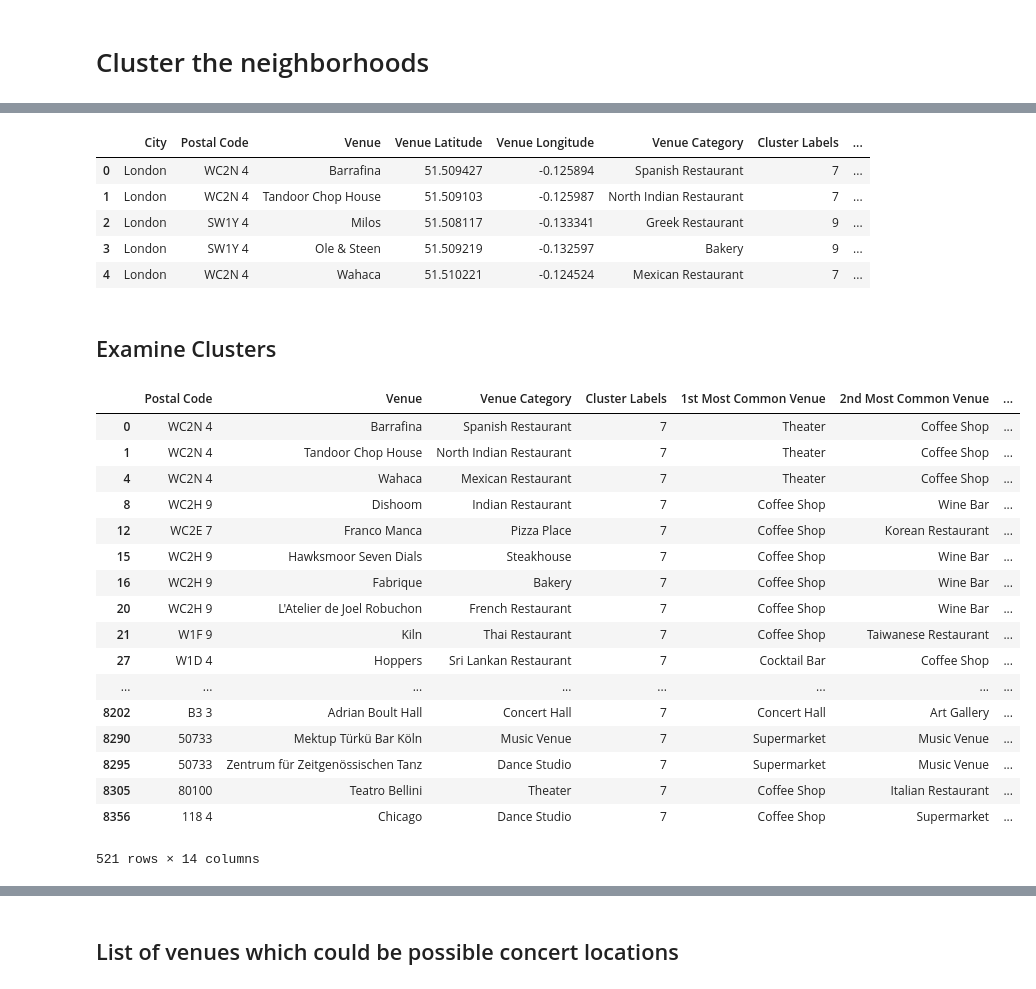
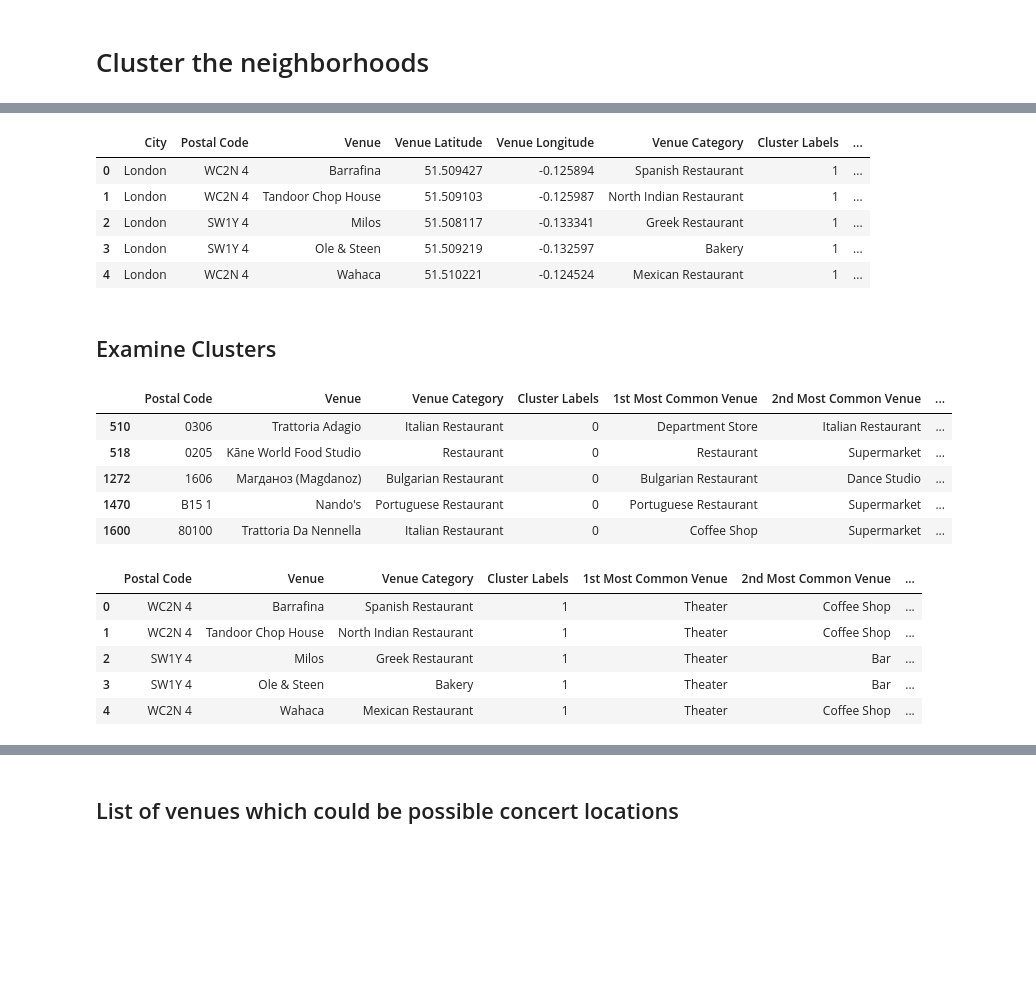
Before and after one commit to nnorrick/Capstone-Project, a Jupyter notebook: Capstone_project_notebook.ipynb, the cells around one changed output, grey strips where cells are left out. Saved outputs shown, nothing was run; the diff lists cells and outputs as text; code cells hidden in the pictures; blank space fills up the shorter version.

```diff
--- a/Capstone_project_notebook.ipynb
+++ b/Capstone_project_notebook.ipynb
@@ -98,3 +99,21 @@ citylist.head()
 | 2 | Madrid | Spain | 40.4167 | -3.70358 |
 | 3 | Rome | Italy | 41.8948 | 12.4853 |
 | 4 | Paris | France | 48.8566 | 2.3515 |
+# %%
+# create map
+euromap = folium.Map(location=[45, 5], zoom_start=4)
+
+# add markers to the map
+markers_colors = []
+for lat, lon, cit in zip(citylist['Latitude'], citylist['Longitude'], citylist['City Name']):
+    label = folium.Popup(str(cit), parse_html=True)
+    folium.CircleMarker(
+        [lat, lon],
+        radius=5,
+        popup=label,
+        color='red',
+        fill=True,
+        fill_color='red',
+        fill_opacity=0.7).add_to(euromap)
+
+euromap
@@ -285,0 +307,9 @@ print(str(european_venues.groupby('Postal Code').count().shape[0]) + ' Neighborh
+# %%
+blurb = european_venues.groupby('Postal Code').count()
+location_counter = np.zeros([100,1])
+for cnt in range(0,100):
+    location_counter[cnt] = np.sum(blurb['City'] == cnt+1)
+
+plt.plot(location_counter)
+plt.xlabel('Number of Venues')
+plt.ylabel('Number of Neighborhoods')
@@ -285,0 +330,5 @@ print(str(european_venues.groupby('Postal Code').count().shape[0]) + ' Neighborh
+# %%
+indexNames = blurb[blurb['City'] <= 2].index
+
+for cnt in range(0,len(indexNames)):
+    european_venues = european_venues[european_venues['Postal Code'] != indexNames[cnt]]
@@ -358,3 +423,5 @@ Text(0, 0.5, 'Number of neighborhoods/postal codes')
+# %%
+kmeans = KMeans(n_clusters=5, random_state=0).fit(european_grouped_clustering)
 # %%
 # add clustering labels
 neighborhoods_venues_sorted.insert(0, 'Cluster Labels', kmeans.labels_)
@@ -369,31 +436,28 @@ european_merged = european_merged.join(neighborhoods_venues_sorted.set_index('Po
 european_merged.head()
 # %% [output]
 |  | City | Postal Code | Venue | Venue Latitude | Venue Longitude | Venue Category | Cluster Labels | ... |
-| 0 | London | WC2N 4 | Barrafina | 51.509427 | -0.125894 | Spanish Restaurant | 7 | ... |
-| 1 | London | WC2N 4 | Tandoor Chop House | 51.509103 | -0.125987 | North Indian Restaurant | 7 | ... |
-| 2 | London | SW1Y 4 | Milos | 51.508117 | -0.133341 | Greek Restaurant | 9 | ... |
-| 3 | London | SW1Y 4 | Ole & Steen | 51.509219 | -0.132597 | Bakery | 9 | ... |
-| 4 | London | WC2N 4 | Wahaca | 51.510221 | -0.124524 | Mexican Restaurant | 7 | ... |
+| 0 | London | WC2N 4 | Barrafina | 51.509427 | -0.125894 | Spanish Restaurant | 1 | ... |
+| 1 | London | WC2N 4 | Tandoor Chop House | 51.509103 | -0.125987 | North Indian Restaurant | 1 | ... |
+| 2 | London | SW1Y 4 | Milos | 51.508117 | -0.133341 | Greek Restaurant | 1 | ... |
+| 3 | London | SW1Y 4 | Ole & Steen | 51.509219 | -0.132597 | Bakery | 1 | ... |
+| 4 | London | WC2N 4 | Wahaca | 51.510221 | -0.124524 | Mexican Restaurant | 1 | ... |
 # %% [markdown]
 ## Examine Clusters
 # %%
-european_merged.loc[european_merged['Cluster Labels'] == 7, european_merged.columns[[1,2] + list(range(5, european_merged.shape[1]))]]
+european_merged.loc[european_merged['Cluster Labels'] == 0, european_merged.columns[[1,2] + list(range(5, european_merged.shape[1]))]].head()
 # %% [output]
 |  | Postal Code | Venue | Venue Category | Cluster Labels | 1st Most Common Venue | 2nd Most Common Venue | ... |
-| 0 | WC2N 4 | Barrafina | Spanish Restaurant | 7 | Theater | Coffee Shop | ... |
-| 1 | WC2N 4 | Tandoor Chop House | North Indian Restaurant | 7 | Theater | Coffee Shop | ... |
-| 4 | WC2N 4 | Wahaca | Mexican Restaurant | 7 | Theater | Coffee Shop | ... |
-| 8 | WC2H 9 | Dishoom | Indian Restaurant | 7 | Coffee Shop | Wine Bar | ... |
-| 12 | WC2E 7 | Franco Manca | Pizza Place | 7 | Coffee Shop | Korean Restaurant | ... |
-| 15 | WC2H 9 | Hawksmoor Seven Dials | Steakhouse | 7 | Coffee Shop | Wine Bar | ... |
-| 16 | WC2H 9 | Fabrique | Bakery | 7 | Coffee Shop | Wine Bar | ... |
-| 20 | WC2H 9 | L'Atelier de Joel Robuchon | French Restaurant | 7 | Coffee Shop | Wine Bar | ... |
-| 21 | W1F 9 | Kiln | Thai Restaurant | 7 | Coffee Shop | Taiwanese Restaurant | ... |
-| 27 | W1D 4 | Hoppers | Sri Lankan Restaurant | 7 | Cocktail Bar | Coffee Shop | ... |
-| ... | ... | ... | ... | ... | ... | ... | ... |
-| 8202 | B3 3 | Adrian Boult Hall | Concert Hall | 7 | Concert Hall | Art Gallery | ... |
-| 8290 | 50733 | Mektup Türkü Bar Köln | Music Venue | 7 | Supermarket | Music Venue | ... |
-| 8295 | 50733 | Zentrum für Zeitgenössischen Tanz | Dance Studio | 7 | Supermarket | Music Venue | ... |
-| 8305 | 80100 | Teatro Bellini | Theater | 7 | Coffee Shop | Italian Restaurant | ... |
-| 8356 | 118 4 | Chicago | Dance Studio | 7 | Coffee Shop | Supermarket | ... |
+| 510 | 0306 | Trattoria Adagio | Italian Restaurant | 0 | Department Store | Italian Restaurant | ... |
+| 518 | 0205 | Kāne World Food Studio | Restaurant | 0 | Restaurant | Supermarket | ... |
+| 1272 | 1606 | Магданоз (Magdanoz) | Bulgarian Restaurant | 0 | Bulgarian Restaurant | Dance Studio | ... |
+| 1470 | B15 1 | Nando's | Portuguese Restaurant | 0 | Portuguese Restaurant | Supermarket | ... |
+| 1600 | 80100 | Trattoria Da Nennella | Italian Restaurant | 0 | Coffee Shop | Supermarket | ... |
-521 rows × 14 columns
+# %%
+european_merged.loc[european_merged['Cluster Labels'] == 1, european_merged.columns[[1,2] + list(range(5, european_merged.shape[1]))]].head()
+# %% [output]
+|  | Postal Code | Venue | Venue Category | Cluster Labels | 1st Most Common Venue | 2nd Most Common Venue | ... |
+| 0 | WC2N 4 | Barrafina | Spanish Restaurant | 1 | Theater | Coffee Shop | ... |
+| 1 | WC2N 4 | Tandoor Chop House | North Indian Restaurant | 1 | Theater | Coffee Shop | ... |
+| 2 | SW1Y 4 | Milos | Greek Restaurant | 1 | Theater | Bar | ... |
+| 3 | SW1Y 4 | Ole & Steen | Bakery | 1 | Theater | Bar | ... |
+| 4 | WC2N 4 | Wahaca | Mexican Restaurant | 1 | Theater | Coffee Shop | ... |
```
Also changed, not shown: parts of 33 cells of this notebook, 2 other files.
